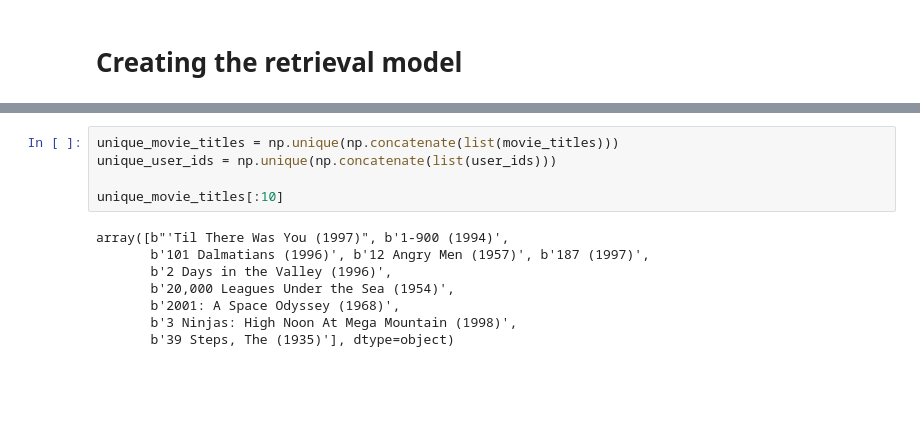
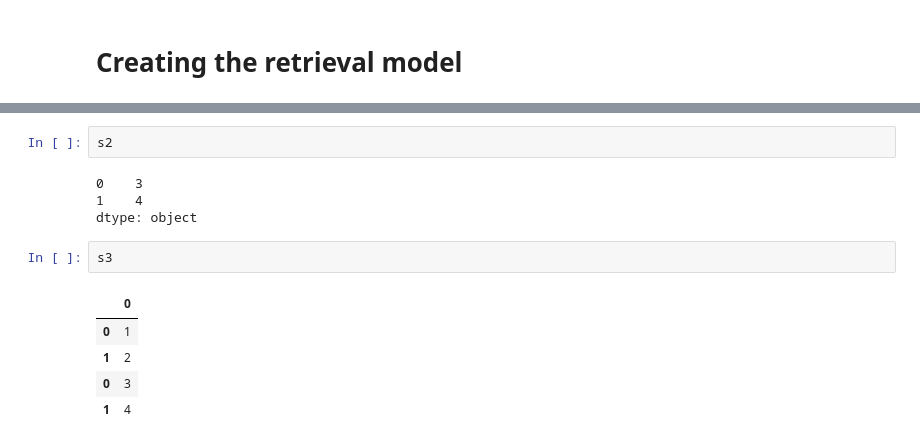
Before and after one commit to lysmm203/lol-hackathon, a Jupyter notebook: EDA.ipynb, the cells around one changed output, grey strips where cells are left out. Saved outputs shown, nothing was run; the diff lists cells and outputs as text; blank space fills up the shorter version.

```diff
--- a/EDA.ipynb
+++ b/EDA.ipynb
@@ -76,13 +168,14 @@ movie_titles
 # %%
-unique_movie_titles = np.unique(np.concatenate(list(movie_titles)))
-unique_user_ids = np.unique(np.concatenate(list(user_ids)))
-
-unique_movie_titles[:10]
+s2
 # %% [output]
-array([b"'Til There Was You (1997)", b'1-900 (1994)',
-       b'101 Dalmatians (1996)', b'12 Angry Men (1957)', b'187 (1997)',
-       b'2 Days in the Valley (1996)',
-       b'20,000 Leagues Under the Sea (1954)',
-       b'2001: A Space Odyssey (1968)',
-       b'3 Ninjas: High Noon At Mega Mountain (1998)',
-       b'39 Steps, The (1935)'], dtype=object)
+0    3
+1    4
+dtype: object
+# %%
+s3
+# %% [output]
+|  | 0 |
+| 0 | 1 |
+| 1 | 2 |
+| 0 | 3 |
+| 1 | 4 |
```
Also changed, not shown: parts of 13 cells of this notebook, 1 other file.
